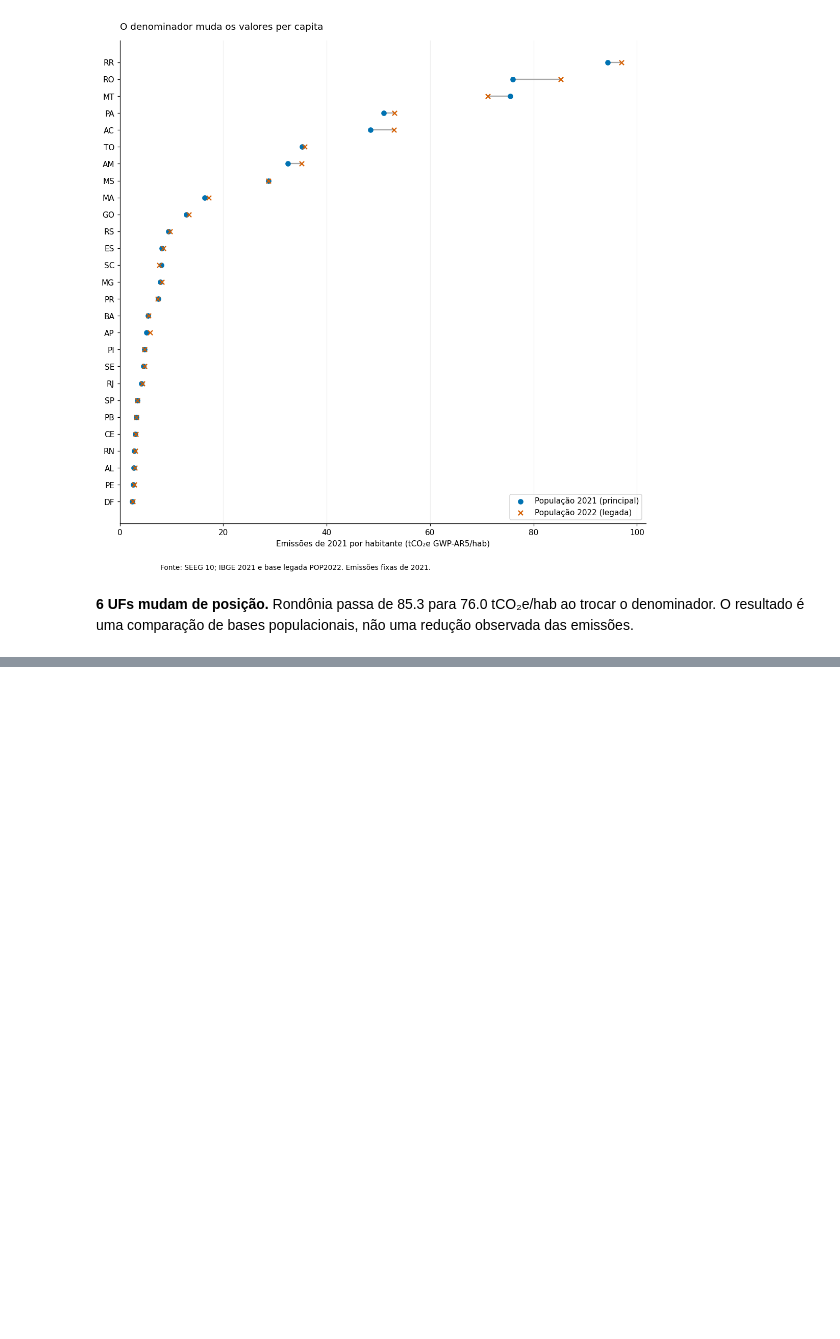
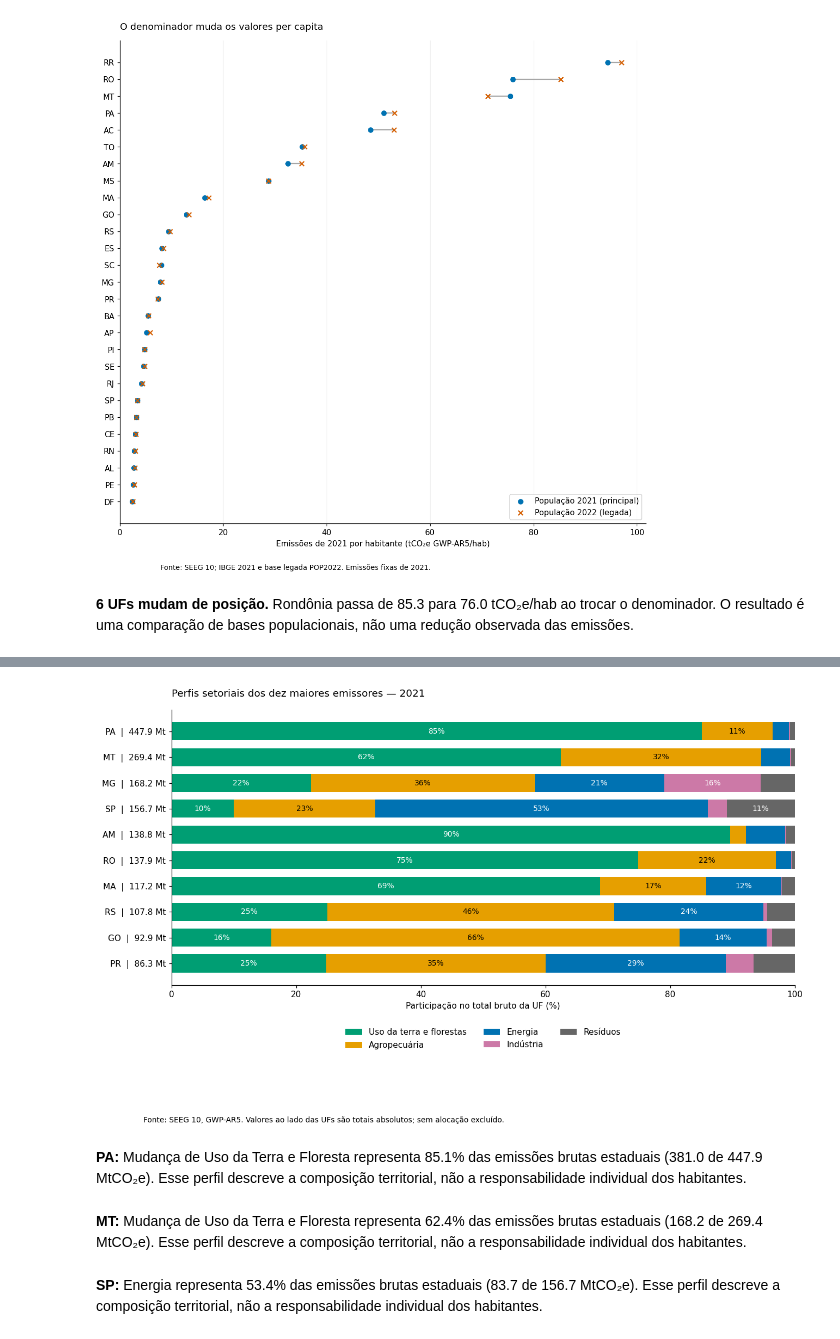
Before and after one commit to GustavoMedeiros601/brazil-ghg-emissions-analysis, a Jupyter notebook: notebook/02_exploratory_analysis.ipynb, the cells around one changed output, grey strips where cells are left out. Saved outputs shown, nothing was run; the diff lists cells and outputs as text; code cells hidden in the pictures; blank space fills up the shorter version.

```diff
--- a/notebook/02_exploratory_analysis.ipynb
+++ b/notebook/02_exploratory_analysis.ipynb
@@ -999,0 +1041,15 @@ display(Markdown(f"**{mudaram} UFs mudam de posição.** Rondônia passa de {ro.
+# %%
+from src.charts import state_composition
+uf_setor = pd.read_csv(PROCESSED_DIR / "emissao_uf_setor_2021.csv")
+fig = state_composition(uf_setor, SECTOR)
+fig.savefig(IMAGES_DIR / "composicao_uf_setor_2021.png", dpi=150)
+plt.show()
+for uf in ["PA", "MT", "SP"]:
+    rows = uf_setor.loc[uf_setor.Estado.eq(uf)].sort_values("Emissao",ascending=False)
+    lead = rows.iloc[0]
+    display(Markdown(f"**{uf}:** {lead[SECTOR]} representa {lead.Participacao_pct:.1f}% das emissões brutas estaduais ({lead.Emissao/1e6:.1f} de {lead.Total_UF/1e6:.1f} MtCO₂e). Esse perfil descreve a composição territorial, não a responsabilidade individual dos habitantes."))
+# %% [output]
+[figure, added]
+**PA:** Mudança de Uso da Terra e Floresta representa 85.1% das emissões brutas estaduais (381.0 de 447.9 MtCO₂e). Esse perfil descreve a composição territorial, não a responsabilidade individual dos habitantes.
+**MT:** Mudança de Uso da Terra e Floresta representa 62.4% das emissões brutas estaduais (168.2 de 269.4 MtCO₂e). Esse perfil descreve a composição territorial, não a responsabilidade individual dos habitantes.
+**SP:** Energia representa 53.4% das emissões brutas estaduais (83.7 de 156.7 MtCO₂e). Esse perfil descreve a composição territorial, não a responsabilidade individual dos habitantes.
```
Also changed, not shown: parts of 3 cells of this notebook, 11 other files.
